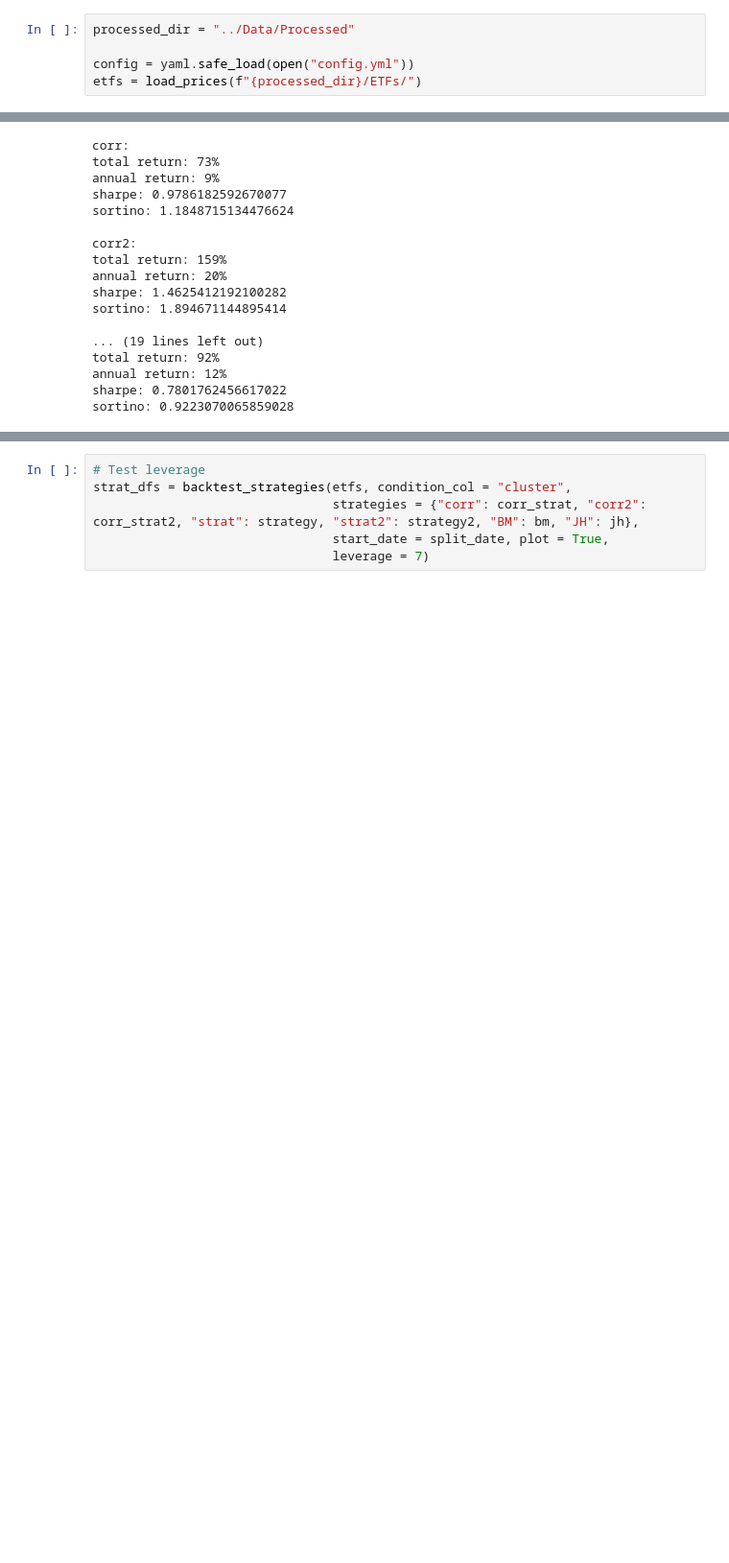
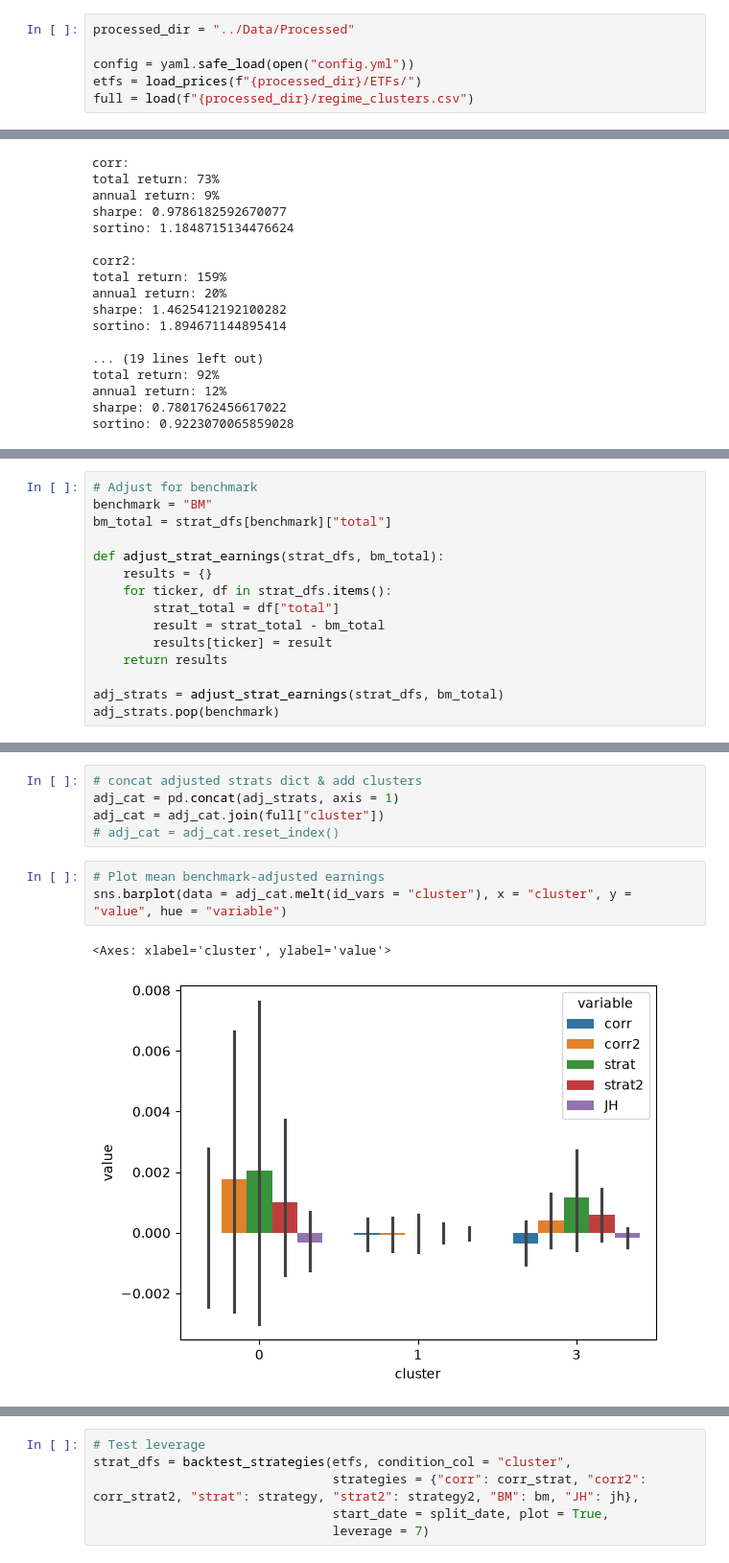
Before and after one commit to sl9998/regime-identification, a Jupyter notebook: Notebooks/backtesting.ipynb, the cells around one changed output, grey strips where cells are left out. Shown at 96% size. Cells and saved outputs as stored; diff of their text form; blank space fills up the shorter version.

```diff
--- a/Notebooks/backtesting.ipynb
+++ b/Notebooks/backtesting.ipynb
@@ -25,6 +25,7 @@ processed_dir = "../Data/Processed"
 
 config = yaml.safe_load(open("config.yml"))
 etfs = load_prices(f"{processed_dir}/ETFs/")
+full = load(f"{processed_dir}/regime_clusters.csv")
 # %% [markdown]
 # Testing validation
 
@@ -285,0 +289,15 @@ Lets try some extreme leverage (for fun)!
+# %%
+# Adjust for benchmark
+benchmark = "BM"
+bm_total = strat_dfs[benchmark]["total"]
+
+def adjust_strat_earnings(strat_dfs, bm_total):
+    results = {}
+    for ticker, df in strat_dfs.items():
+        strat_total = df["total"]
+        result = strat_total - bm_total
+        results[ticker] = result
+    return results
+
+adj_strats = adjust_strat_earnings(strat_dfs, bm_total)
+adj_strats.pop(benchmark)
@@ -285,0 +323,11 @@ Lets try some extreme leverage (for fun)!
+# %%
+# concat adjusted strats dict & add clusters
+adj_cat = pd.concat(adj_strats, axis = 1)
+adj_cat = adj_cat.join(full["cluster"])
+# adj_cat = adj_cat.reset_index()
+# %%
+# Plot mean benchmark-adjusted earnings
+sns.barplot(data = adj_cat.melt(id_vars = "cluster"), x = "cluster", y = "value", hue = "variable")
+# %% [output]
+<Axes: xlabel='cluster', ylabel='value'>
+[figure, added]
```
Also changed, not shown: parts of 8 cells of this notebook, 1 other file.
